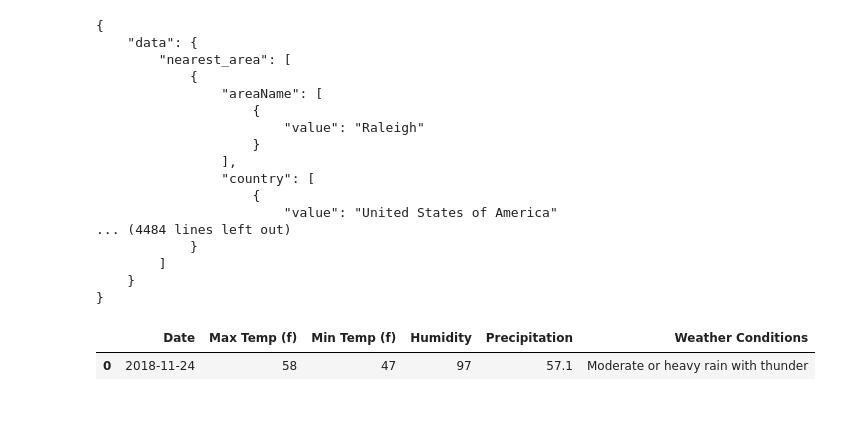
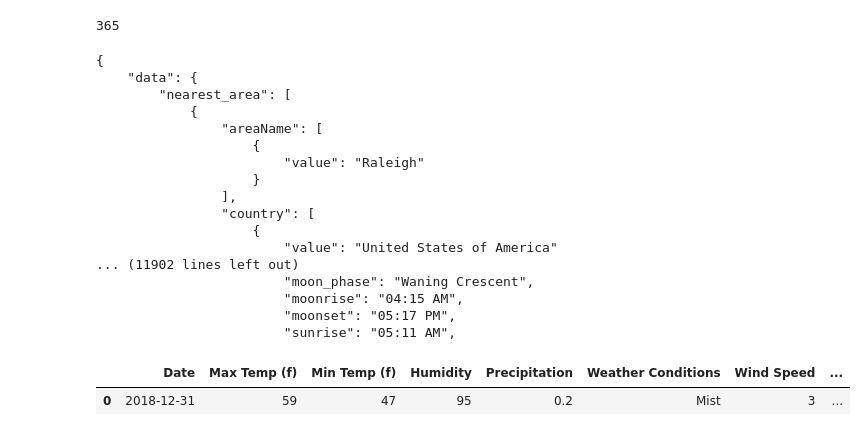
Before and after one commit to xjarodx/Project_1_Group_7, a Jupyter notebook: Weather.ipynb, the cells around one changed output. Saved outputs shown, nothing was run; the diff lists cells and outputs as text; code cells hidden in the pictures.

Commit message:
Created the date arrays and added the sections to pull arrays 1 and 2.

```diff
--- a/Weather.ipynb
+++ b/Weather.ipynb
@@ -23,0 +27,9 @@ print (final_dates)
+# %%
+## Array containing dates for 2008-01-01 to 2012-12-31
+
+start3 = datetime.datetime(2018, 1, 1)
+end3 = datetime.datetime(2018, 12, 31)
+date_array_3 = pd.date_range(start3, end3)
+len(date_array_3)
+# %% [output]
+365
@@ -24,7 +52,23 @@ print (final_dates)
+# %%
+#this is where the second weather data pull happens
+
+for day in date_array_2:
+    date = day
+    try:
+        url =  "https://api.worldweatheronline.com/premium/v1/past-weather.ashx?"
+        key = Config.w_key   # Check ConfigEnv.py
+        city = "Raleigh"
+        f= "json" #sets format to json
+        tp = "24" #pull daily average
+        query_url = f"{url}key={key}&q={city}&format={f}&date={date}&includelocation=yes&tp={tp}"
+        weather2 = requests.get(query_url).json()
+        print(json.dumps(weather2, indent=4, sort_keys=True))
+    except:
+        pass
 # %%
 #this is where the weather data pull happens
 
-for day in final_dates:
+for day in date_array_3:
     date = day
     try:
         url =  "https://api.worldweatheronline.com/premium/v1/past-weather.ashx?"
@@ -33,8 +77,8 @@ for day in final_dates:
         f= "json" #sets format to json
         tp = "24" #pull daily average
         query_url = f"{url}key={key}&q={city}&format={f}&date={date}&includelocation=yes&tp={tp}"
-        weather = requests.get(query_url).json()
-        print(json.dumps(weather, indent=4, sort_keys=True))
+        weather3 = requests.get(query_url).json()
+        print(json.dumps(weather3, indent=4, sort_keys=True))
     except:
         pass
 # %% [output]
@@ -50,13 +94,13 @@ for day in final_dates:
                 "country": [
                     {
                         "value": "United States of America"
-... (4484 lines left out)
-            }
-        ]
-    }
-}
+... (11902 lines left out)
+                        "moon_phase": "Waning Crescent",
+                        "moonrise": "04:15 AM",
+                        "moonset": "05:17 PM",
+                        "sunrise": "05:11 AM",
 # %%
-day_w = weather['data']['weather']
+day_w = weather3['data']['weather']
 
 date = []
 maxtempF = []
@@ -64,6 +108,8 @@ mintempF = []
 hum = []
 precip = []
 w_type = []
+wi_speed = []
+wi_gust = []
 
 for item in day_w:
     date.append(item['date'])
@@ -72,17 +118,24 @@ for item in day_w:
     hum.append(item['hourly'][0]['humidity'])
     precip.append(item['hourly'][0]['precipMM'])
     w_type.append(item['hourly'][0]['weatherDesc'][0]['value'])
+    wi_speed.append(item['hourly'][0]['windspeedMiles'])
+    wi_gust.append(item['hourly'][0]['WindGustMiles'])
+
+
+#len(date)
 # %%
 clean_weather = pd.DataFrame(
     {'Date': date,
      'Max Temp (f)': maxtempF,
      'Min Temp (f)': mintempF,
      'Humidity': hum,
      'Precipitation': precip,
      'Weather Conditions': w_type,
+     'Wind Speed': wi_speed,
+     'Wind Gusts': wi_gust,
     })
 
 clean_weather.head()
 # %% [output]
-|  | Date | Max Temp (f) | Min Temp (f) | Humidity | Precipitation | Weather Conditions |
-| 0 | 2018-11-24 | 58 | 47 | 97 | 57.1 | Moderate or heavy rain with thunder |
+|  | Date | Max Temp (f) | Min Temp (f) | Humidity | Precipitation | Weather Conditions | Wind Speed | ... |
+| 0 | 2018-12-31 | 59 | 47 | 95 | 0.2 | Mist | 3 | ... |
```
Also changed, not shown: parts of 5 cells of this notebook.
